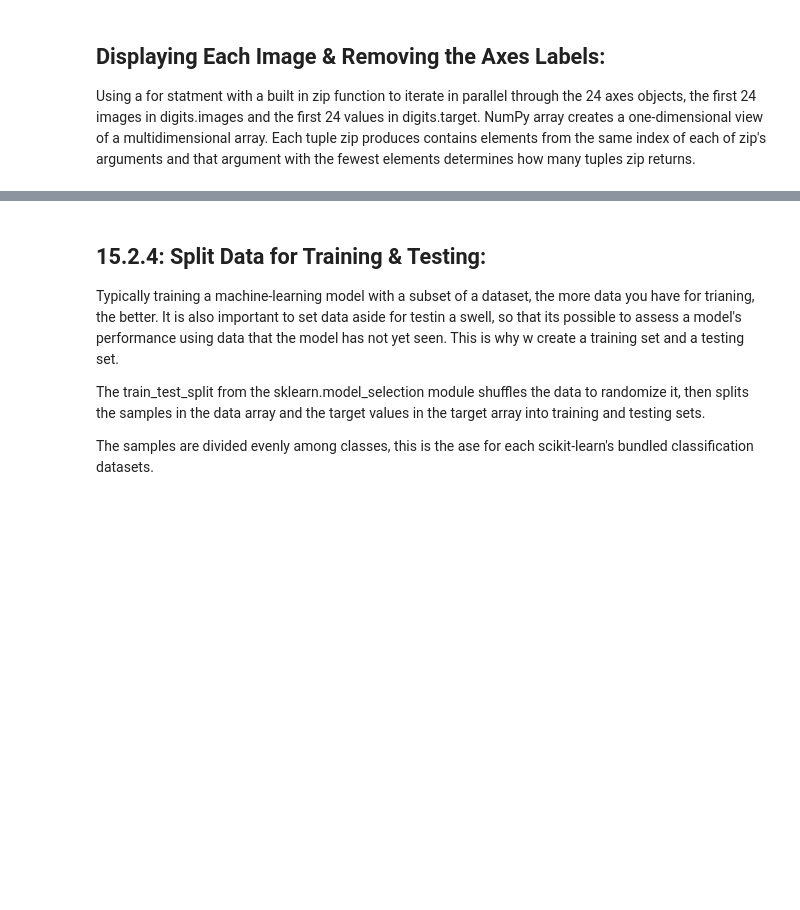
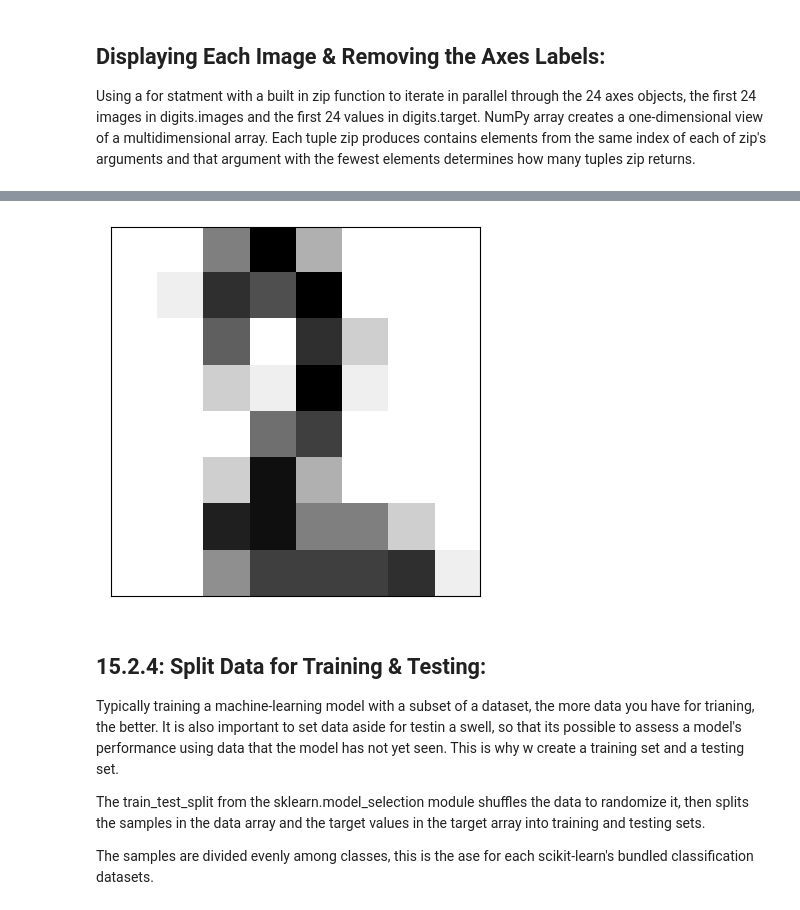
Before and after one commit to accoffin12/datafun-07-ml-predictive, a Jupyter notebook: Chpt_15_examples/accoffin_Chpt_15_examples.ipynb, the cells around one changed output, grey strips where cells are left out. Cells and saved outputs as stored; diff of their text form; code cells hidden in the pictures; blank space fills up the shorter version.

```diff
--- a/Chpt_15_examples/Chapter 15 exampled.ipynb
+++ b/Chpt_15_examples/accoffin_Chpt_15_examples.ipynb
@@ -123,3 +125,13 @@ plt.tight_layout()
+# %%
+axes = plt.subplot()
+
+image = plt.imshow(digits.images[22], cmap=plt.cm.gray_r)
+
+xticks = axes.set_xticks([])
+
+yticks = axes.set_yticks([])
+# %% [output]
+[figure, added]
 # %% [markdown]
 ##  15.2.4: Split Data for Training & Testing:
 Typically training a machine-learning model with a subset of a dataset, the more data you have for trianing, the better. It is also important to set data aside for testin a swell, so that its possible to assess a model's performance using data that the model has not yet seen. This is why w create a training set and a testing set.
```
Also changed, not shown: parts of 1 cell of this notebook, 9 other files.
